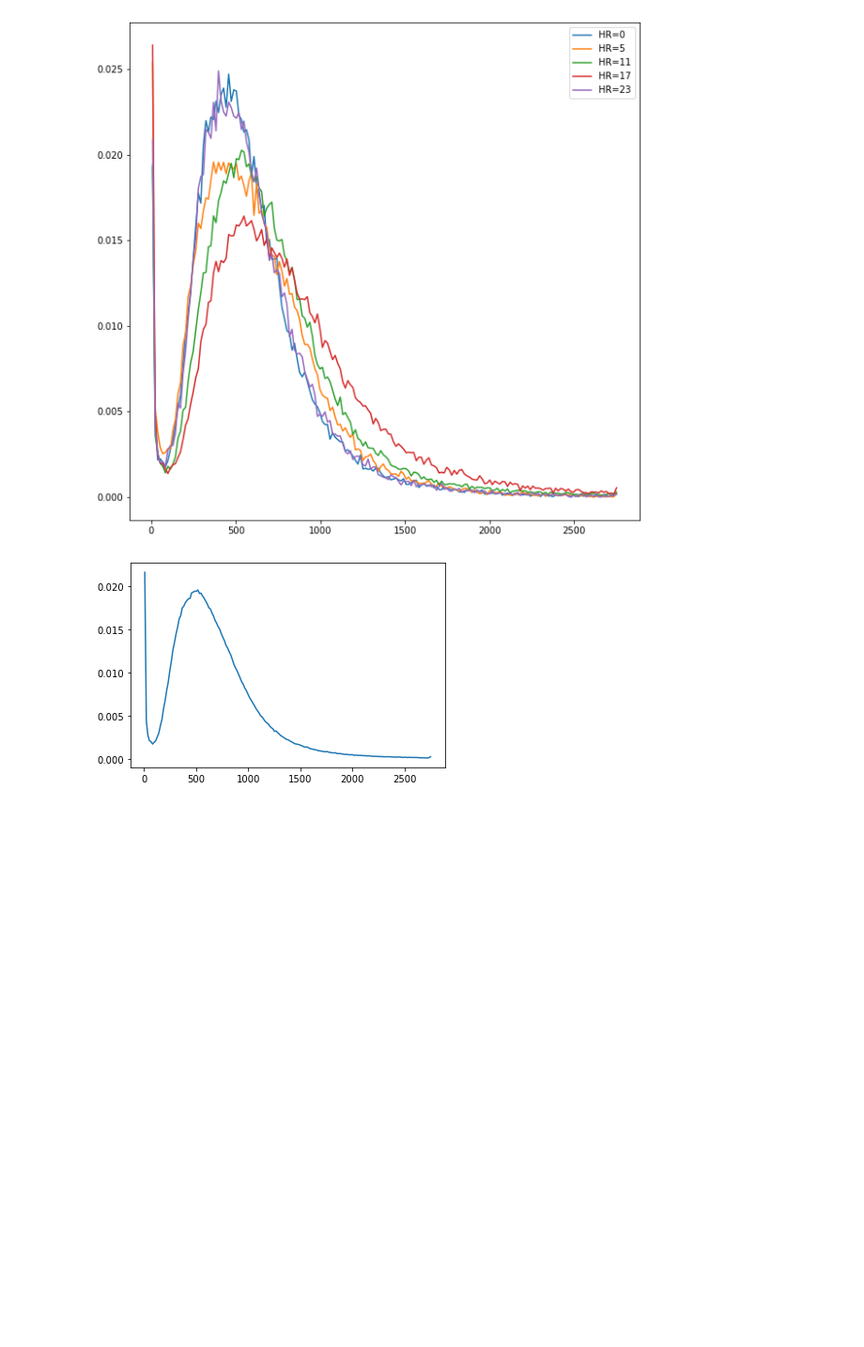
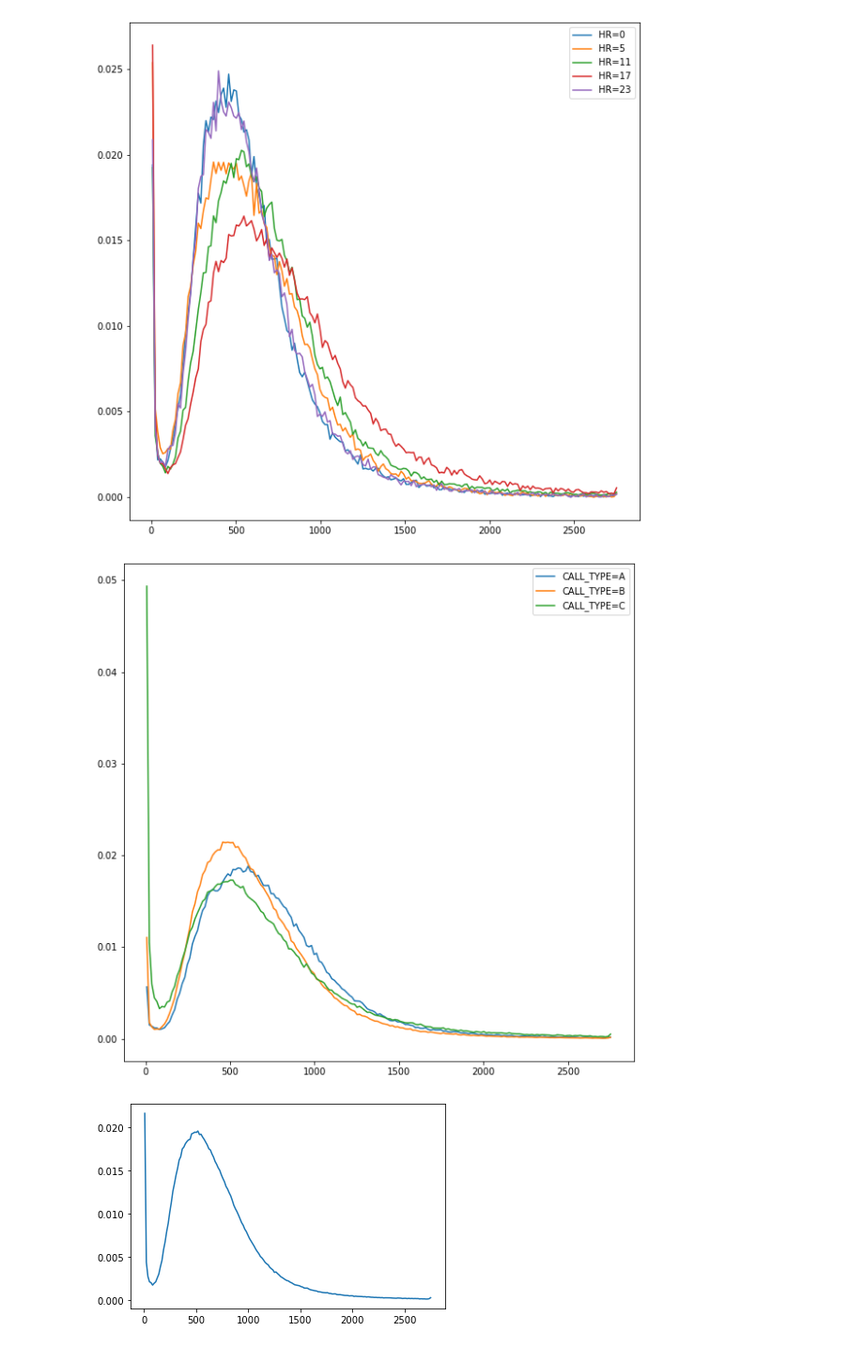
Before and after one commit to eylau-ucsd/cse151b-project, a Jupyter notebook: feature_engineering.ipynb, the cells around one changed output. Shown: that part at 94% size. Cells and saved outputs as stored; diff of their text form; code cells hidden in the pictures; blank space fills up the shorter version.

```diff
--- a/feature_engineering.ipynb
+++ b/feature_engineering.ipynb
@@ -152,6 +153,19 @@ for v in [0, 5, 11, 17, 23]:
 plt.legend();
 # %% [output]
 [figure]
+# %%
+plt.figure(figsize=(10,10))
+for T in ["A", "B", "C"]:
+  # Filter data where the HR matches v
+  call_type_data = df_trimmed[df_trimmed["CALL_TYPE"] == T]["LEN"]
+  histogram, bin_boundary = np.histogram(call_type_data, bins=buckets)
+  histogram = histogram / len(call_type_data)
+  # The center is the left_bound and right_bound of a bucket
+  bin_centers = [(bin_boundary[i] + bin_boundary[i + 1]) / 2 for i in range(buckets)]
+  plt.plot(bin_centers, histogram, label=f"CALL_TYPE={T}")
+plt.legend();
+# %% [output]
+[figure, added]
 # %%
 histogram, bin_boundary = np.histogram(df_trimmed["LEN"], bins=buckets)
 histogram = histogram / len(df_trimmed)
```
Also changed, not shown: parts of 15 cells of this notebook.
